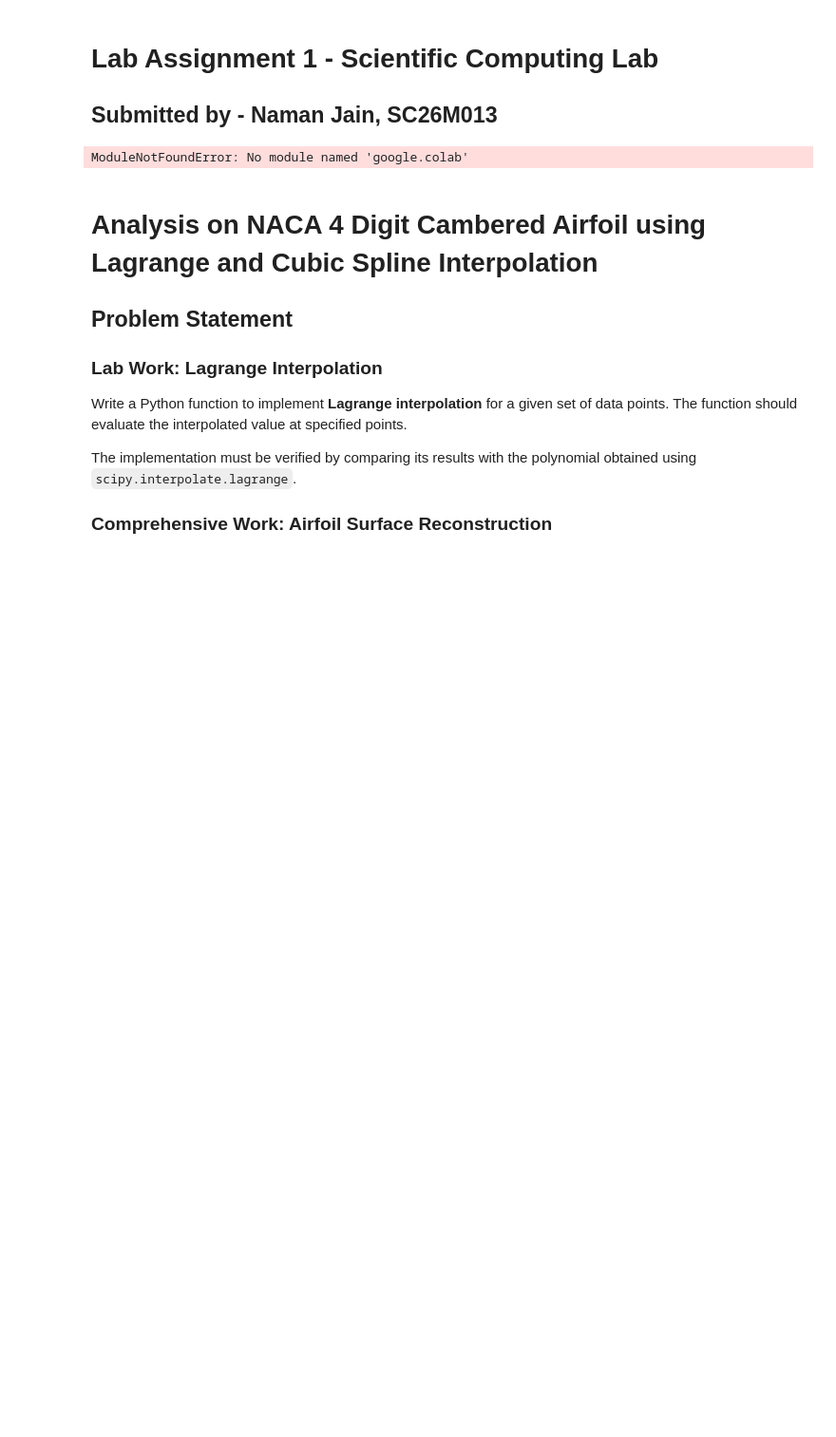
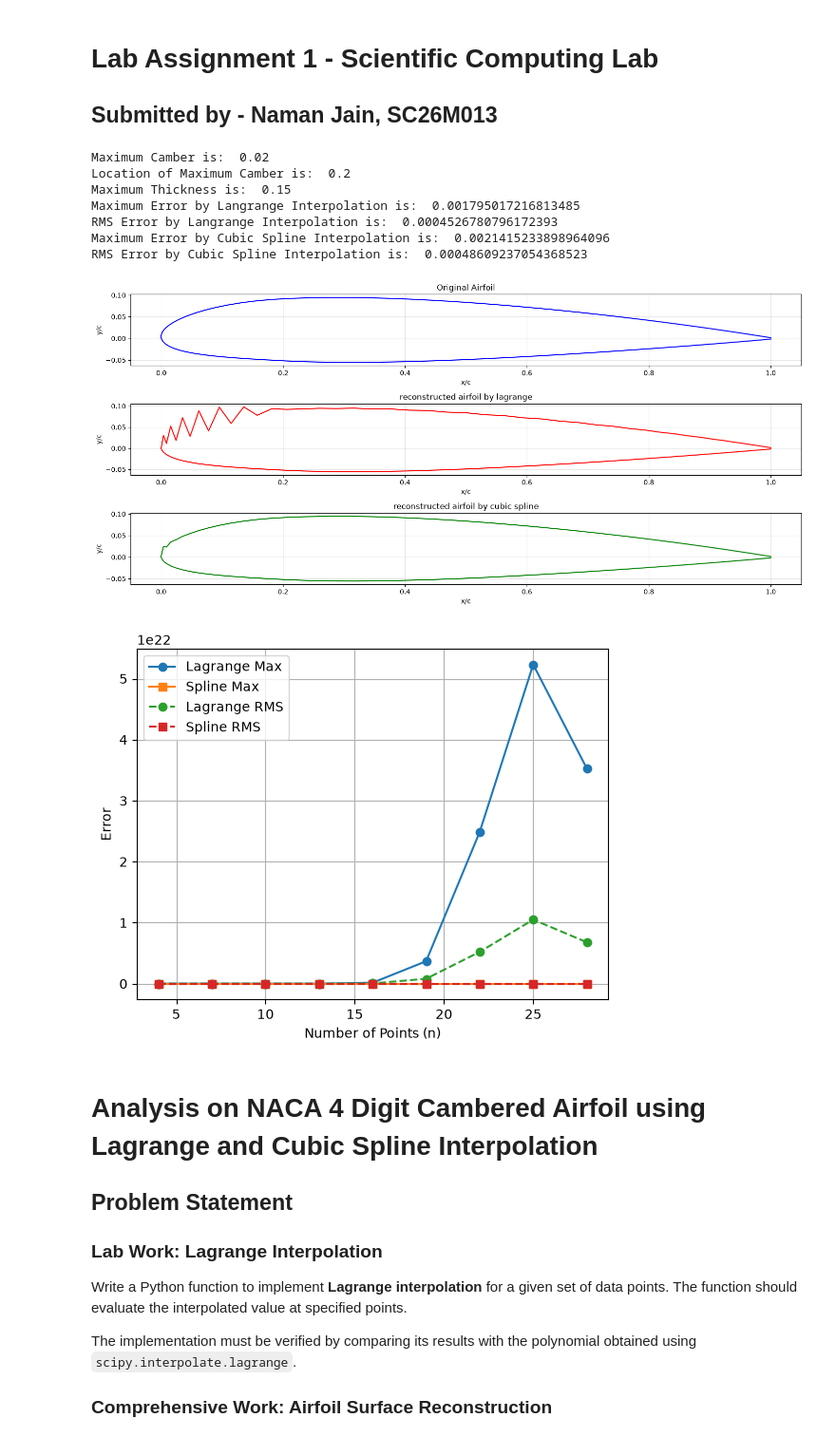
Before and after one commit to Aathi2165/AE801_2026, a Jupyter notebook: interpolation/Naman-SC26M013-1.ipynb, the cells around one changed output. Shown at 95% size. Saved outputs shown, nothing was run; the diff lists cells and outputs as text; code cells hidden in the pictures; blank space fills up the shorter version.

Commit message:
added error graphs for lagrange and cubic spline ... error changes with number of points

```diff
--- a/interpolation/Naman-SC26M013-1.ipynb
+++ b/interpolation/Naman-SC26M013-1.ipynb
@@ -6,12 +6,11 @@
 ## LANGRANGE FUNCTION EVALUATION FOR A NACA-4-DIGIT CAMBERED AIRFOIL
 ## REFERENCE CHORD - 1m
 
-from google.colab import files
 import numpy as np
 import matplotlib.pyplot as plt
 
 # Airfoil Plotting
-a = 25     ## Number of points for plotting
+a = 51     ## Number of points for plotting
 beta = np.linspace(0, np.pi, a)
 x = 0.5 * (1 - np.cos(beta))
 
@@ -60,14 +59,16 @@ for i in range(len(x)):
 x_full = np.concatenate((x_u[::-1], x_l))
 y_full = np.concatenate((y_u[::-1], y_l))
 
+n = len(x)
+
 ## LANGRANGE DEFINING
 ## xx is reference variable
-def lagran(x, y, xx = 0.7):
-    n = len(x)
+def lagran(x, y, n, xx = 0.7):
+    N = n
     sum = 0
-    for i in range(n):
+    for i in range(N):
         product = y[i]
-        for j in range(n):
+        for j in range(N):
             if i != j:
                  product = product * (xx - x[j]) / (x[i] - x[j])
         sum = sum + product
@@ -75,15 +76,15 @@ def lagran(x, y, xx = 0.7):
     return lagran
 
 for k in range(len(x)):
-    y_reconstructed_u[k] = lagran(x_u, y_u, x[k])
-    y_reconstructed_l[k] = lagran(x_l, y_l, x[k])
+    y_reconstructed_u[k] = lagran(x_u, y_u,n,  x[k])
+    y_reconstructed_l[k] = lagran(x_l, y_l,n,  x[k])
 
 x_full_reconstructed = np.concatenate((x[::-1], x))
 y_full_reconstructed = np.concatenate((y_reconstructed_u[::-1], y_reconstructed_l))
 
 ## CUBIC SPLINE INTERPOLATION FUNCTION EVALUATION FOR A NACA-4-DIGIT CAMBERED AIRFOIL
-def cubic_spline(x, y, xx):
-    n = len(x)
+def cubic_spline(x, y, n, xx):
+    N = n
     h = np.diff(x)
 
     A = np.zeros((n, n))
@@ -98,10 +99,7 @@ def cubic_spline(x, y, xx):
         A[i, i] = 2 * (h[i - 1] + h[i])
         A[i, i + 1] = h[i]
 
-        rhs[i] = 6 * (
-            (y[i + 1] - y[i]) / h[i]
-            - (y[i] - y[i - 1]) / h[i - 1]
-        )
+        rhs[i] = 6 * ((y[i + 1] - y[i]) / h[i] - (y[i] - y[i - 1]) / h[i - 1])
 
     M = np.linalg.solve(A, rhs)
 
@@ -127,50 +125,81 @@ def cubic_spline(x, y, xx):
 
     return yy
 
-y_reconstructed_u_1 = cubic_spline(x_u, y_u, x)
-y_reconstructed_l_1 = cubic_spline(x_l, y_l, x)
+y_reconstructed_u_1 = cubic_spline(x_u, y_u, n, x)
+y_reconstructed_l_1 = cubic_spline(x_l, y_l,n,  x)
 
 x_full_reconstructed_1 = np.concatenate((x[::-1], x))
 y_full_reconstructed_1 = np.concatenate((y_reconstructed_u_1[::-1], y_reconstructed_l_1))
 
 ## Calculating Maximum and RMS Errors
-max_error_1 = np.max(np.abs(y_full - y_full_reconstructed))
-rms_error_1 = np.sqrt(np.mean((y_full - y_full_reconstructed)**2))
-max_error_2 = np.max(np.abs(y_full - y_full_reconstructed_1))
-rms_error_2 = np.sqrt(np.mean((y_full - y_full_reconstructed_1)**2))
+N, max_l, rms_l, max_s, rms_s = [], [], [], [], []
+
+for n in range(4, a - 20, 3):
+    yl = np.array([lagran(x_u[:n], y_u[:n], n, z) for z in x])
+    yr = np.array([lagran(x_l[:n], y_l[:n], n, z) for z in x])
+
+    ys_u = cubic_spline(x_u[:n], y_u[:n], n, x)
+    ys_l = cubic_spline(x_l[:n], y_l[:n], n, x)
+
+    e1 = y_full - np.r_[yl[::-1], yr]
+    e2 = y_full - np.r_[ys_u[::-1], ys_l]
+
+    N.append(n)
+    max_l.append(np.max(np.abs(e1)))
+    rms_l.append(np.sqrt(np.mean(e1**2)))
+    max_s.append(np.max(np.abs(e2)))
+    rms_s.append(np.sqrt(np.mean(e2**2)))
 
 print("Maximum Camber is: ", m)
 print("Location of Maximum Camber is: ", p)
 print("Maximum Thickness is: ", t)
 print("Maximum Error by Langrange Interpolation is: ", max_error_1)
 print("RMS Error by Langrange Interpolation is: ", rms_error_1)
 print("Maximum Error by Cubic Spline Interpolation is: ", max_error_2)
 print("RMS Error by Cubic Spline Interpolation is: ", rms_error_2)
 
 #PLots
 fig, ax = plt.subplots(3, 1, figsize=(15, 7))
 ax[0].plot(x_full, y_full, 'b-')
 ax[0].set_xlabel('x/c')
 ax[0].set_ylabel('y/c')
 ax[0].set_title('Original Airfoil')
 ax[0].grid(alpha=0.3)
 
 ax[1].plot(x_full_reconstructed, y_full_reconstructed, 'r-')
 ax[1].set_xlabel('x/c')
 ax[1].set_ylabel('y/c')
 ax[1].set_title('reconstructed airfoil by lagrange')
 ax[1].grid(alpha=0.3)
 
 ax[2].plot(x_full_reconstructed_1, y_full_reconstructed_1, 'g-')
 ax[2].set_xlabel('x/c')
 ax[2].set_ylabel('y/c')
 ax[2].set_title('reconstructed airfoil by cubic spline')
 ax[2].grid(alpha=0.3)
 
 plt.tight_layout()
 plt.show()
+
+plt.plot(N, max_l, 'o-', label='Lagrange Max')
+plt.plot(N, max_s, 's-', label='Spline Max')
+plt.plot(N, rms_l, 'o--', label='Lagrange RMS')
+plt.plot(N, rms_s, 's--', label='Spline RMS')
+plt.xlabel('Number of Points (n)')
+plt.ylabel('Error')
+plt.grid()
+plt.legend()
+plt.show()
 # %% [output]
-ModuleNotFoundError: No module named 'google.colab'
+Maximum Camber is:  0.02
+Location of Maximum Camber is:  0.2
+Maximum Thickness is:  0.15
+Maximum Error by Langrange Interpolation is:  0.001795017216813485
+RMS Error by Langrange Interpolation is:  0.0004526780796172393
+Maximum Error by Cubic Spline Interpolation is:  0.0021415233898964096
+RMS Error by Cubic Spline Interpolation is:  0.00048609237054368523
+[figure, added]
+[figure, added]
 # %% [markdown]
 # Analysis on NACA 4 Digit Cambered Airfoil using Lagrange and Cubic Spline Interpolation
 
```
